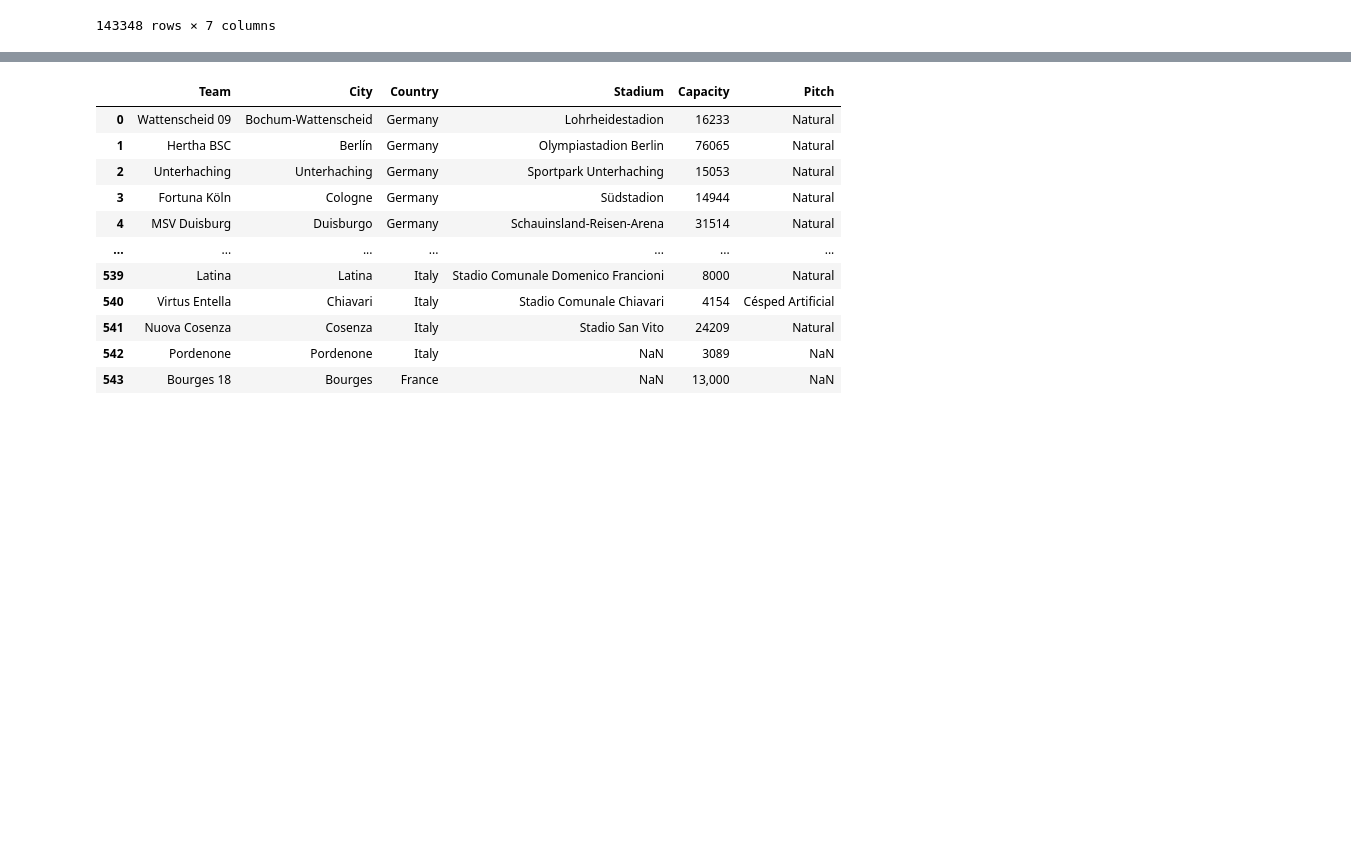
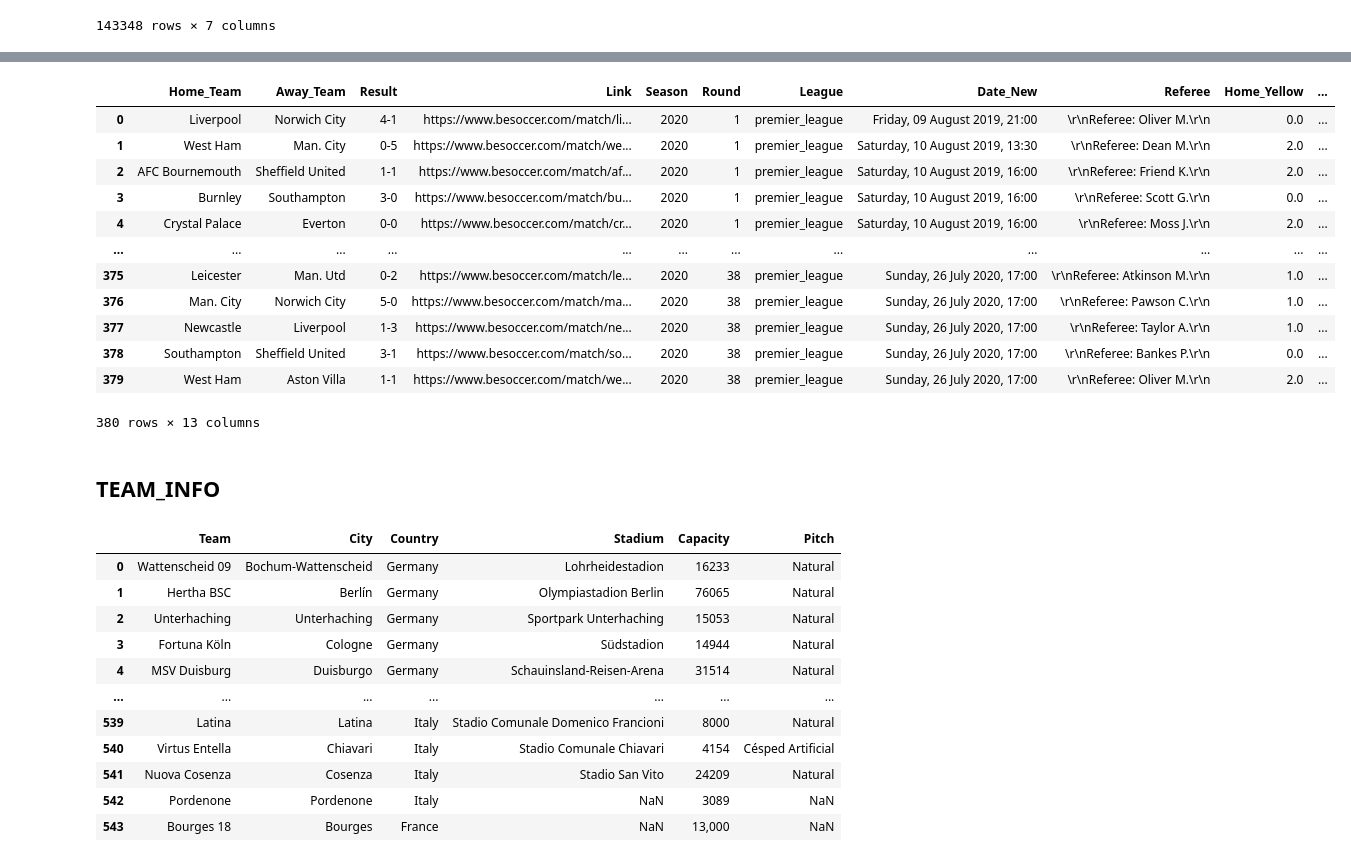
Before and after one commit to armanh3k/Football-Outcome-Predictions, a Jupyter notebook: feature_engineering.ipynb, the cells around one changed output, grey strips where cells are left out. Drawn from its saved outputs; the diff is of its cells as text; code cells hidden in the pictures; blank space fills up the shorter version.

Commit message:
Merge match_info with pl_results

```diff
--- a/feature_engineering.ipynb
+++ b/feature_engineering.ipynb
@@ -50,3 +52,5 @@ pl_results.isnull().sum().sum()
+# %%
+pl_results["Link"] = pl_results["Link"].str.slice(0, -4)
 # %% [markdown]
 ## Feature Engineering
 
@@ -634,0 +614,4 @@ Name: Link, Length: 143348, dtype: object
+# %%
+match_info["Link"] = 'https://www.besoccer.com' + match_info["Link"]
+
+match_info
@@ -635,3 +632,23 @@ Name: Link, Length: 143348, dtype: object
+# %%
+# Merge datasets
+
+pd.merge(pl_results, match_info, on='Link')
+# %% [output]
+|  | Home_Team | Away_Team | Result | Link | Season | Round | League | Date_New | Referee | Home_Yellow | ... |
+| 0 | Liverpool | Norwich City | 4-1 | https://www.besoccer.com/match/li... | 2020 | 1 | premier_league | Friday, 09 August 2019, 21:00 | \r\nReferee: Oliver M.\r\n | 0.0 | ... |
+| 1 | West Ham | Man. City | 0-5 | https://www.besoccer.com/match/we... | 2020 | 1 | premier_league | Saturday, 10 August 2019, 13:30 | \r\nReferee: Dean M.\r\n | 2.0 | ... |
+| 2 | AFC Bournemouth | Sheffield United | 1-1 | https://www.besoccer.com/match/af... | 2020 | 1 | premier_league | Saturday, 10 August 2019, 16:00 | \r\nReferee: Friend K.\r\n | 2.0 | ... |
+| 3 | Burnley | Southampton | 3-0 | https://www.besoccer.com/match/bu... | 2020 | 1 | premier_league | Saturday, 10 August 2019, 16:00 | \r\nReferee: Scott G.\r\n | 0.0 | ... |
+| 4 | Crystal Palace | Everton | 0-0 | https://www.besoccer.com/match/cr... | 2020 | 1 | premier_league | Saturday, 10 August 2019, 16:00 | \r\nReferee: Moss J.\r\n | 2.0 | ... |
+| ... | ... | ... | ... | ... | ... | ... | ... | ... | ... | ... | ... |
+| 375 | Leicester | Man. Utd | 0-2 | https://www.besoccer.com/match/le... | 2020 | 38 | premier_league | Sunday, 26 July 2020, 17:00 | \r\nReferee: Atkinson M.\r\n | 1.0 | ... |
+| 376 | Man. City | Norwich City | 5-0 | https://www.besoccer.com/match/ma... | 2020 | 38 | premier_league | Sunday, 26 July 2020, 17:00 | \r\nReferee: Pawson C.\r\n | 1.0 | ... |
+| 377 | Newcastle | Liverpool | 1-3 | https://www.besoccer.com/match/ne... | 2020 | 38 | premier_league | Sunday, 26 July 2020, 17:00 | \r\nReferee: Taylor A.\r\n | 1.0 | ... |
+| 378 | Southampton | Sheffield United | 3-1 | https://www.besoccer.com/match/so... | 2020 | 38 | premier_league | Sunday, 26 July 2020, 17:00 | \r\nReferee: Bankes P.\r\n | 0.0 | ... |
+| 379 | West Ham | Aston Villa | 1-1 | https://www.besoccer.com/match/we... | 2020 | 38 | premier_league | Sunday, 26 July 2020, 17:00 | \r\nReferee: Oliver M.\r\n | 2.0 | ... |
+380 rows × 13 columns
+# %% [markdown]
+## TEAM_INFO
 # %%
 team_info = pd.read_csv("datasets/Team_Info.csv")
 
```
Also changed, not shown: parts of 6 cells of this notebook.
